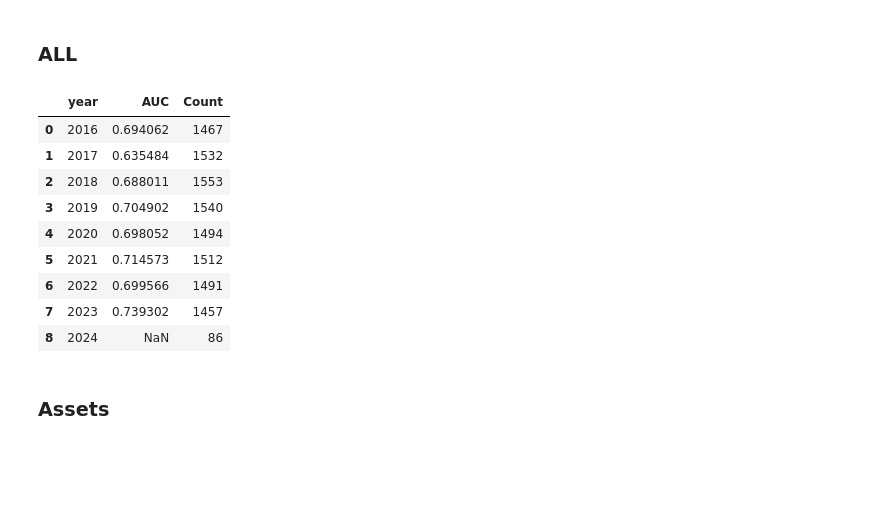
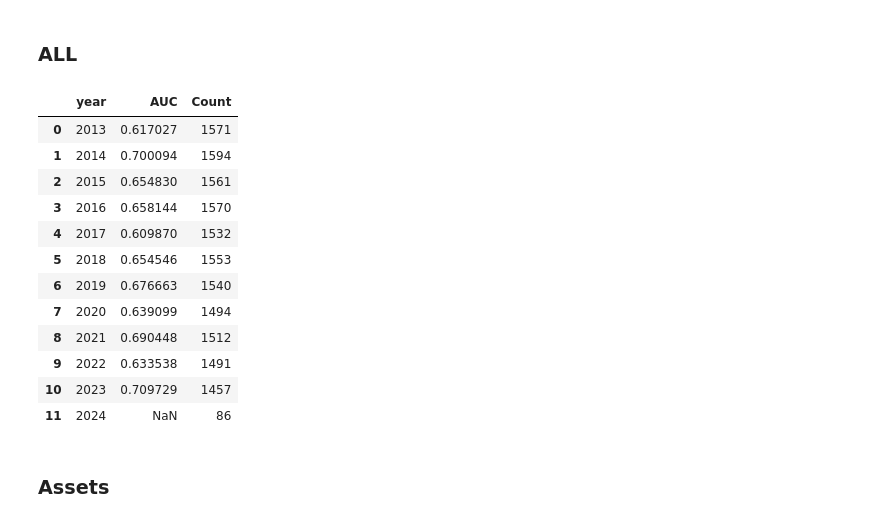
Before and after one commit to DominicPrenovost/AutoML-Practice, a Jupyter notebook: Target Net Income.ipynb, the cells around one changed output. Cells and saved outputs as stored; diff of their text form; code cells hidden in the pictures; blank space fills up the shorter version.

```diff
--- a/Target Net Income.ipynb
+++ b/Target Net Income.ipynb
@@ -629,21 +575,24 @@ def compute_auc_by_groups(
 # %%
 compute_auc_by_groups(
     predictions_df=predictions_df_all,
     df_canada=df_canada,
     group_cols=["year"],
-    out_csv="DF15Y_NetInc_AUC_Year_all.csv"
+    out_csv="DFOriginal_NetInc_AUC_Year_all.csv"
 )
 # %% [output]
 |  | year | AUC | Count |
-| 0 | 2016 | 0.694062 | 1467 |
-| 1 | 2017 | 0.635484 | 1532 |
-| 2 | 2018 | 0.688011 | 1553 |
-| 3 | 2019 | 0.704902 | 1540 |
-| 4 | 2020 | 0.698052 | 1494 |
-| 5 | 2021 | 0.714573 | 1512 |
-| 6 | 2022 | 0.699566 | 1491 |
-| 7 | 2023 | 0.739302 | 1457 |
-| 8 | 2024 | NaN | 86 |
+| 0 | 2013 | 0.617027 | 1571 |
+| 1 | 2014 | 0.700094 | 1594 |
+| 2 | 2015 | 0.654830 | 1561 |
+| 3 | 2016 | 0.658144 | 1570 |
+| 4 | 2017 | 0.609870 | 1532 |
+| 5 | 2018 | 0.654546 | 1553 |
+| 6 | 2019 | 0.676663 | 1540 |
+| 7 | 2020 | 0.639099 | 1494 |
+| 8 | 2021 | 0.690448 | 1512 |
+| 9 | 2022 | 0.633538 | 1491 |
+| 10 | 2023 | 0.709729 | 1457 |
+| 11 | 2024 | NaN | 86 |
 # %% [markdown]
 ### Assets
 # %%
```
Also changed, not shown: parts of 6 cells of this notebook.
